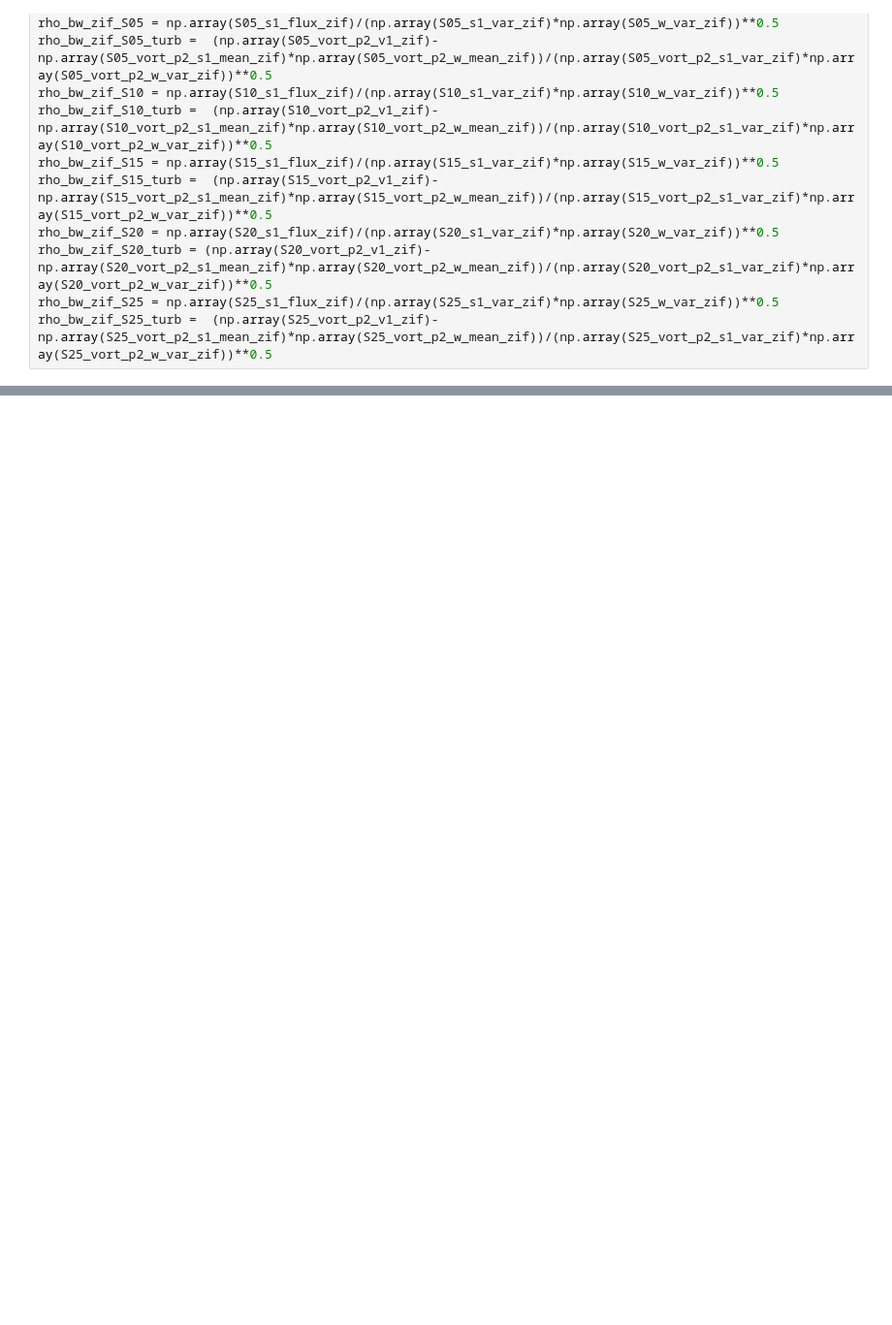
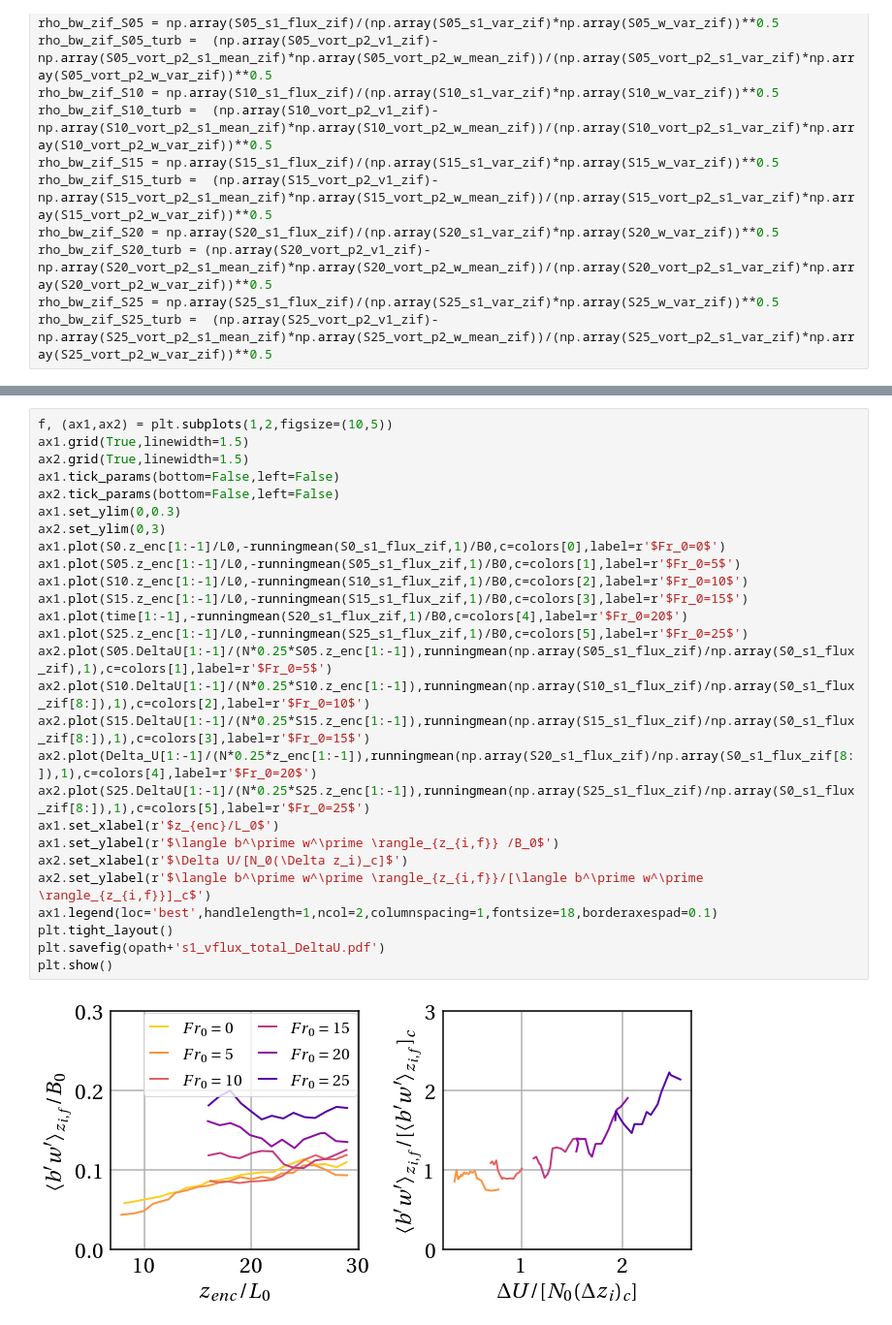
Before and after one commit to katherine-fodor/tlab-tools, a Jupyter notebook: stats_cond_time.ipynb, the cells around one changed output, grey strips where cells are left out. Shown: that part at 97% size. Drawn from its saved outputs; the diff is of its cells as text; blank space fills up the shorter version.

```diff
--- a/stats_cond_time.ipynb
+++ b/stats_cond_time.ipynb
@@ -338,0 +342,29 @@ plt.show()
+# %%
+f, (ax1,ax2) = plt.subplots(1,2,figsize=(10,5))
+ax1.grid(True,linewidth=1.5)
+ax2.grid(True,linewidth=1.5)
+ax1.tick_params(bottom=False,left=False)
+ax2.tick_params(bottom=False,left=False)
+ax1.set_ylim(0,0.3)
+ax2.set_ylim(0,3)
+ax1.plot(S0.z_enc[1:-1]/L0,-runningmean(S0_s1_flux_zif,1)/B0,c=colors[0],label=r'$Fr_0=0$')
+ax1.plot(S05.z_enc[1:-1]/L0,-runningmean(S05_s1_flux_zif,1)/B0,c=colors[1],label=r'$Fr_0=5$')
+ax1.plot(S10.z_enc[1:-1]/L0,-runningmean(S10_s1_flux_zif,1)/B0,c=colors[2],label=r'$Fr_0=10$')
+ax1.plot(S15.z_enc[1:-1]/L0,-runningmean(S15_s1_flux_zif,1)/B0,c=colors[3],label=r'$Fr_0=15$')
+ax1.plot(time[1:-1],-runningmean(S20_s1_flux_zif,1)/B0,c=colors[4],label=r'$Fr_0=20$')
+ax1.plot(S25.z_enc[1:-1]/L0,-runningmean(S25_s1_flux_zif,1)/B0,c=colors[5],label=r'$Fr_0=25$')
+ax2.plot(S05.DeltaU[1:-1]/(N*0.25*S05.z_enc[1:-1]),runningmean(np.array(S05_s1_flux_zif)/np.array(S0_s1_flux_zif),1),c=colors[1],label=r'$Fr_0=5$')
+ax2.plot(S10.DeltaU[1:-1]/(N*0.25*S10.z_enc[1:-1]),runningmean(np.array(S10_s1_flux_zif)/np.array(S0_s1_flux_zif[8:]),1),c=colors[2],label=r'$Fr_0=10$')
+ax2.plot(S15.DeltaU[1:-1]/(N*0.25*S15.z_enc[1:-1]),runningmean(np.array(S15_s1_flux_zif)/np.array(S0_s1_flux_zif[8:]),1),c=colors[3],label=r'$Fr_0=15$')
+ax2.plot(Delta_U[1:-1]/(N*0.25*z_enc[1:-1]),runningmean(np.array(S20_s1_flux_zif)/np.array(S0_s1_flux_zif[8:]),1),c=colors[4],label=r'$Fr_0=20$')
+ax2.plot(S25.DeltaU[1:-1]/(N*0.25*S25.z_enc[1:-1]),runningmean(np.array(S25_s1_flux_zif)/np.array(S0_s1_flux_zif[8:]),1),c=colors[5],label=r'$Fr_0=25$')
+ax1.set_xlabel(r'$z_{enc}/L_0$')
+ax1.set_ylabel(r'$\langle b^\prime w^\prime \rangle_{z_{i,f}} /B_0$')
+ax2.set_xlabel(r'$\Delta U/[N_0(\Delta z_i)_c]$')
+ax2.set_ylabel(r'$\langle b^\prime w^\prime \rangle_{z_{i,f}}/[\langle b^\prime w^\prime \rangle_{z_{i,f}}]_c$')
+ax1.legend(loc='best',handlelength=1,ncol=2,columnspacing=1,fontsize=18,borderaxespad=0.1)
+plt.tight_layout()
+plt.savefig(opath+'s1_vflux_total_DeltaU.pdf')
+plt.show()
+# %% [output]
+[figure, added]
```
Also changed, not shown: parts of 1 cell of this notebook, 3 other files.
